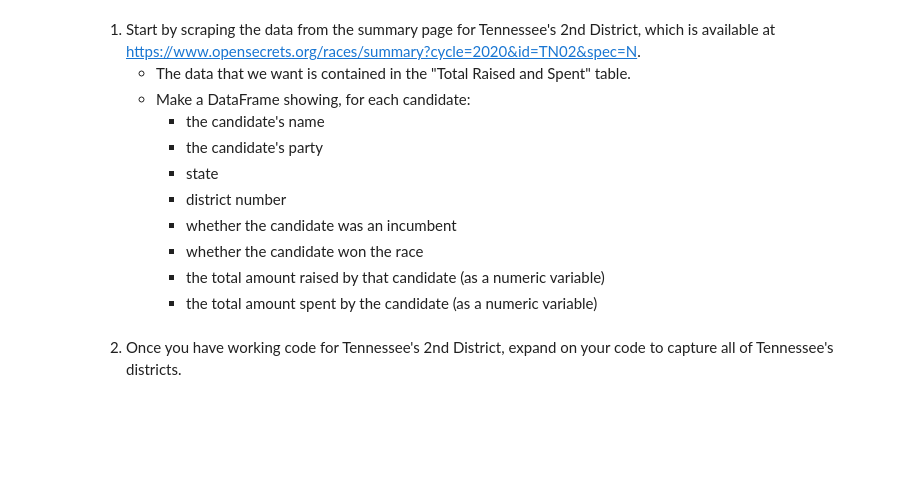
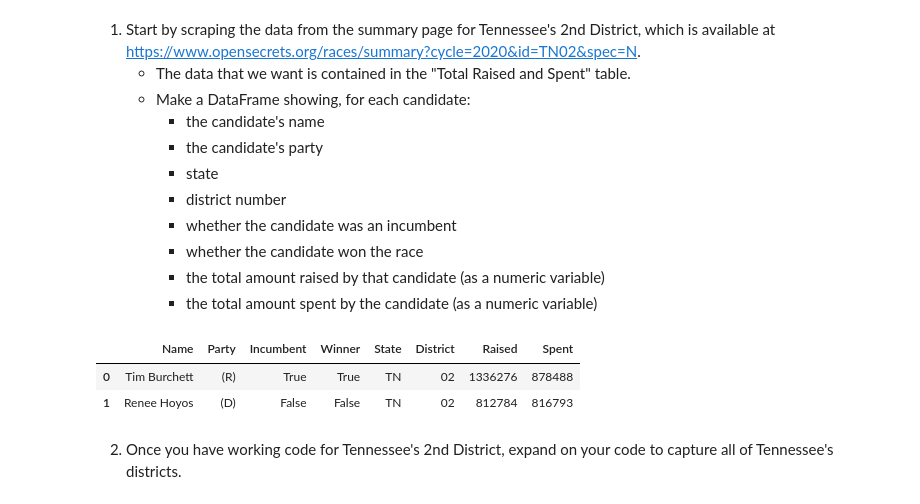
Before and after one commit to nedatahe/webscraping_open_secrets-blue-barracudas-1, a Jupyter notebook: charre2021-First_Run.ipynb, the cells around one changed output. Cells and saved outputs as stored; diff of their text form; code cells hidden in the pictures; blank space fills up the shorter version.

```diff
--- a/charre2021-First_Run.ipynb
+++ b/charre2021-First_Run.ipynb
@@ -61,7 +61,7 @@ def political_df_creation(URL, error_count = 5):
         # Pull out name, account for hyphenation.
         district['Name'] = (
             district['Candidate'].\
-            str.extract(r'([A-Za-z]+\s*-*[A-Za-z]*\s*-*[A-Za-z]+)\s', expand = True)
+            str.extract(r'([A-Za-z]+\s*-*[A-Za-z\.]*\s*-*[A-Za-z]+)', expand = True)
         )
 
         # Pull out party.
@@ -99,33 +99,37 @@ def political_df_creation(URL, error_count = 5):
             str.replace(',', '', regex = False).\
             str.replace('$', '', regex = False).astype('int64')
         )
         district['Spent'] = (
             district['Spent'].\
             str.replace(',', '', regex = False).\
             str.replace('$', '', regex = False).astype('int64')
         )
 
         # Pull out state and district number from homelink.
         homelink = str(soup.find('link', href=True))
         state = re.compile(r'id=([A-Z]+)\d*')
         state = state.search(homelink)
         district['State'] = state.group(1)
 
         district_number = re.compile(r'id=[A-Z]+(\d*)')
         district_number = district_number.search(homelink)
         district['District'] = district_number.group(1)
 
         # Rearrange columns for readability.
         cols = district.columns.tolist()
         cols = cols[2:len(cols)+1] + cols [0:2]
         district = district[cols]
         return district
 
     district = district_df_clean_up(district)
     return district
 
 
 political_df_creation(Initial_URL)
+# %% [output]
+|  | Name | Party | Incumbent | Winner | State | District | Raised | Spent |
+| 0 | Tim Burchett | (R) | True | True | TN | 02 | 1336276 | 878488 |
+| 1 | Renee Hoyos | (D) | False | False | TN | 02 | 812784 | 816793 |
 # %% [markdown]
 2. Once you have working code for Tennessee's 2nd District, expand on your code to capture all of Tennessee's districts.
 # %%
```
Also changed, not shown: parts of 7 cells of this notebook, 6 other files.
